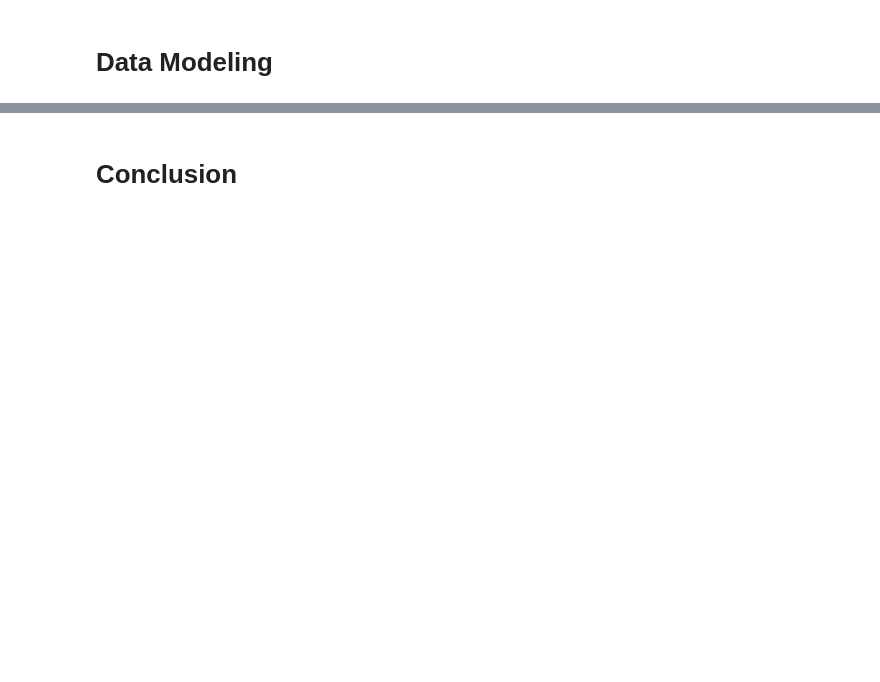
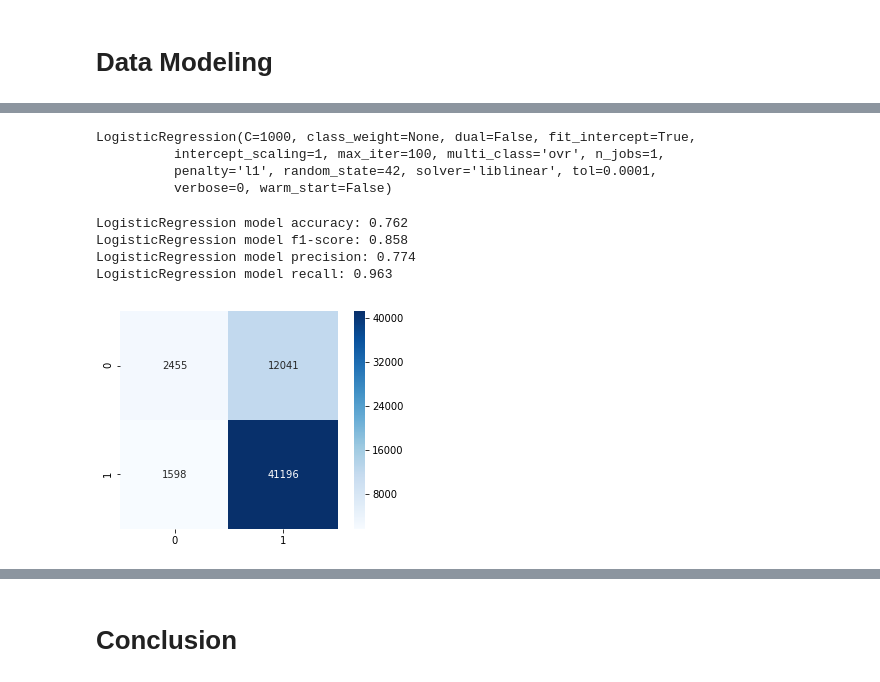
Before and after one commit to vye123/Capstone, a Jupyter notebook: Starbucks_Capstone_notebook.ipynb, the cells around one changed output, grey strips where cells are left out. Saved outputs shown, nothing was run; the diff lists cells and outputs as text; code cells hidden in the pictures; blank space fills up the shorter version.

```diff
--- a/Starbucks_Capstone_notebook.ipynb
+++ b/Starbucks_Capstone_notebook.ipynb
@@ -546,2 +231,0 @@ merged_df.head()
-# %%
-merged_df.dropna(inplace=True)
@@ -689,0 +727,9 @@ Prediction Accuracy with Decision Tree: 100.0%
+# %%
+# Support function get class classifier name
+def get_class_name(clf):
+
+    class_name = re.sub("[<>']", '', str(clf.__class__))
+    class_name = class_name.split(' ')[1]
+    class_name = class_name.split('.')[-1]
+
+    return class_name
@@ -689,0 +803,20 @@ Prediction Accuracy with Decision Tree: 100.0%
+# %%
+# Initialize performance array
+performance_auc = {}
+
+# get an scorer
+scorer = make_scorer(fbeta_score, beta=0.5)
+
+
+# Prepare features and target
+merged_df.drop(columns=['customer_id', 'offer_id', 'total_amount', 'month', 'day'], inplace=True)
+
+class_label_name = 'offer_successful'
+
+split_val =  0.3
+
+features = merged_df.drop(columns=[class_label_name])
+target = merged_df.filter([class_label_name])
+
+# get test and train
+X_train, X_test, y_train, y_test = calculate_test_and_train(features, target, split_val)
@@ -689,0 +825,11 @@ Prediction Accuracy with Decision Tree: 100.0%
+# %%
+# construct a params dict to tune the model
+grid_params = {
+    'penalty': ['l1', 'l2'],
+    'C': [0.001, 0.01, 0.1, 1, 10, 100, 1000]}
+
+# instantiate a logistic regression classifer object
+log_reg = LogisticRegression(random_state=42, solver='liblinear')
+
+# Build the logistic regression model
+log_reg_random = build_model(log_reg, grid_params, scorer, X_train, y_train)
@@ -689,0 +855,16 @@ Prediction Accuracy with Decision Tree: 100.0%
+# %%
+log_reg_random.best_estimator_
+# %% [output]
+LogisticRegression(C=1000, class_weight=None, dual=False, fit_intercept=True,
+          intercept_scaling=1, max_iter=100, multi_class='ovr', n_jobs=1,
+          penalty='l1', random_state=42, solver='liblinear', tol=0.0001,
+          verbose=0, warm_start=False)
+# %%
+# evaluate logistic regression model's performance
+x, y, pred_lr = show_model_metrics(log_reg_random.best_estimator_, X_test, y_test)
+# %% [output]
+LogisticRegression model accuracy: 0.762
+LogisticRegression model f1-score: 0.858
+LogisticRegression model precision: 0.774
+LogisticRegression model recall: 0.963
+[figure, added]
```
Also changed, not shown: parts of 87 cells of this notebook.
